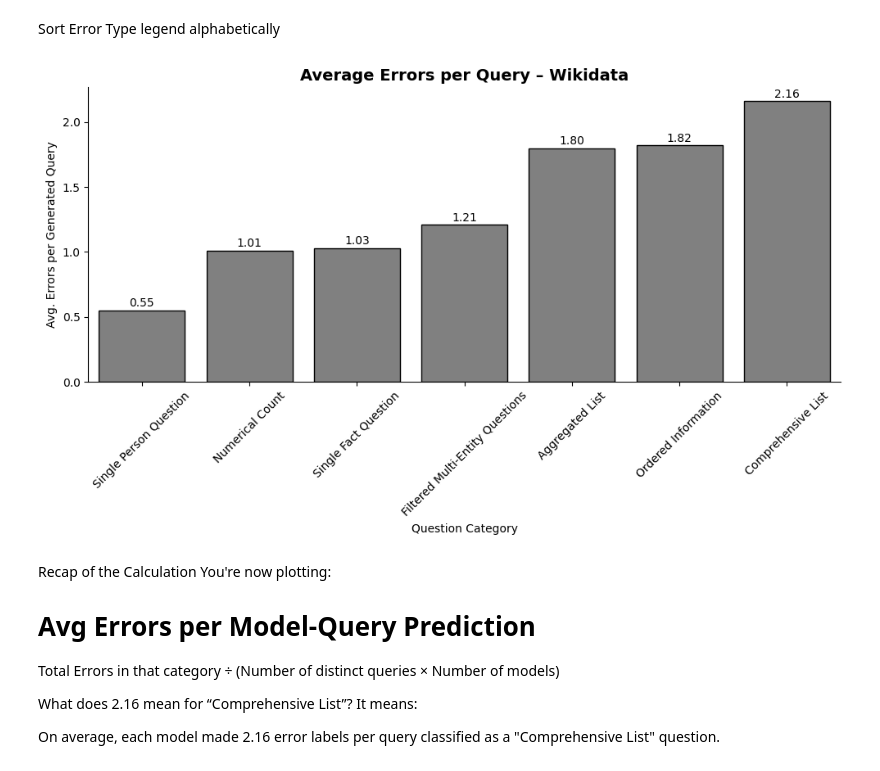
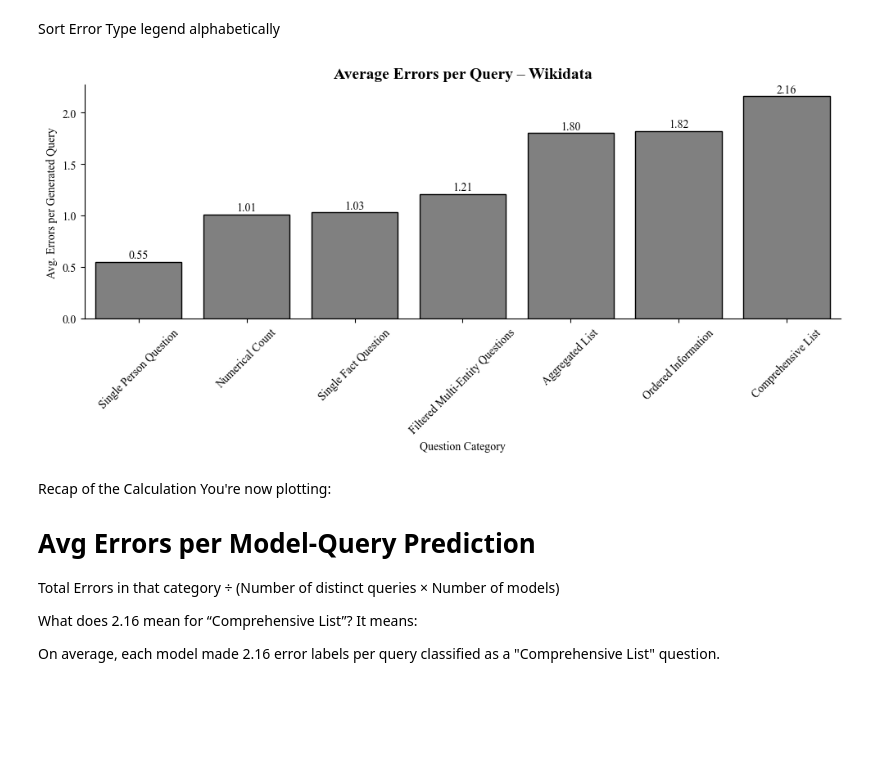
Before and after one commit to semantic-systems/Automatic-SPARQL-translation, a Jupyter notebook: Result-comparison/results_deep_analysis.ipynb, the cells around one changed output. Drawn from its saved outputs; the diff is of its cells as text; code cells hidden in the pictures; blank space fills up the shorter version.

```diff
--- a/Result-comparison/results_deep_analysis.ipynb
+++ b/Result-comparison/results_deep_analysis.ipynb
@@ -7,6 +7,12 @@ import seaborn as sns
 import glob
 import sys
 from collections import Counter
+# %%
+# Set font to Times New Roman for all plots
+plt.rcParams.update({
+    "font.family": "serif",
+    "font.serif": ["Times New Roman"],
+})
 # %%
 sys.path.append(os.path.abspath("../QALD9-Plus-testing/sparql_evaluation"))
 from plot_error_label_distribution_single import plot_error_label_distribution
@@ -640,7 +647,7 @@ merged_stats["Avg Errors per Prediction"] = (
 # Filter and sort for Wikidata
 wikidata_sorted = merged_stats[merged_stats["kg"] == "wikidata"].sort_values("Avg Errors per Prediction")
 
-plt.figure(figsize=(10, 6))
+plt.figure(figsize=(10, 5))
 ax = sns.barplot(
     data=wikidata_sorted,
     x="question_category",
@@ -648,34 +655,35 @@ ax = sns.barplot(
     hue="question_category",
     palette="Blues_d",
     legend=False
 )
 
 for bar in ax.patches:
     bar.set_facecolor('gray')
     bar.set_edgecolor('black')
 
 # Add values on top of bars
 for bar in ax.patches:
     height = bar.get_height()
     ax.text(
         bar.get_x() + bar.get_width() / 2,
         height + 0.01,
         f"{height:.2f}",
         ha='center',
         va='bottom',
         fontsize=10
     )
 
 # Aesthetics
 ax.set_title("Average Errors per Query – Wikidata", fontsize=14, weight='bold')
 ax.set_ylabel("Avg. Errors per Generated Query")
 ax.set_xlabel("Question Category")
 sns.despine()
 plt.xticks(rotation=45)
 plt.tight_layout()
+plt.savefig("wikidata_avg_errors.png", dpi=300, bbox_inches='tight')
 plt.show()
 # %% [output]
-[figure, old version]
+[figure, new version]
 # %% [markdown]
 Recap of the Calculation
 You're now plotting:
```
Also changed, not shown: parts of 12 cells of this notebook, 24 other files.
